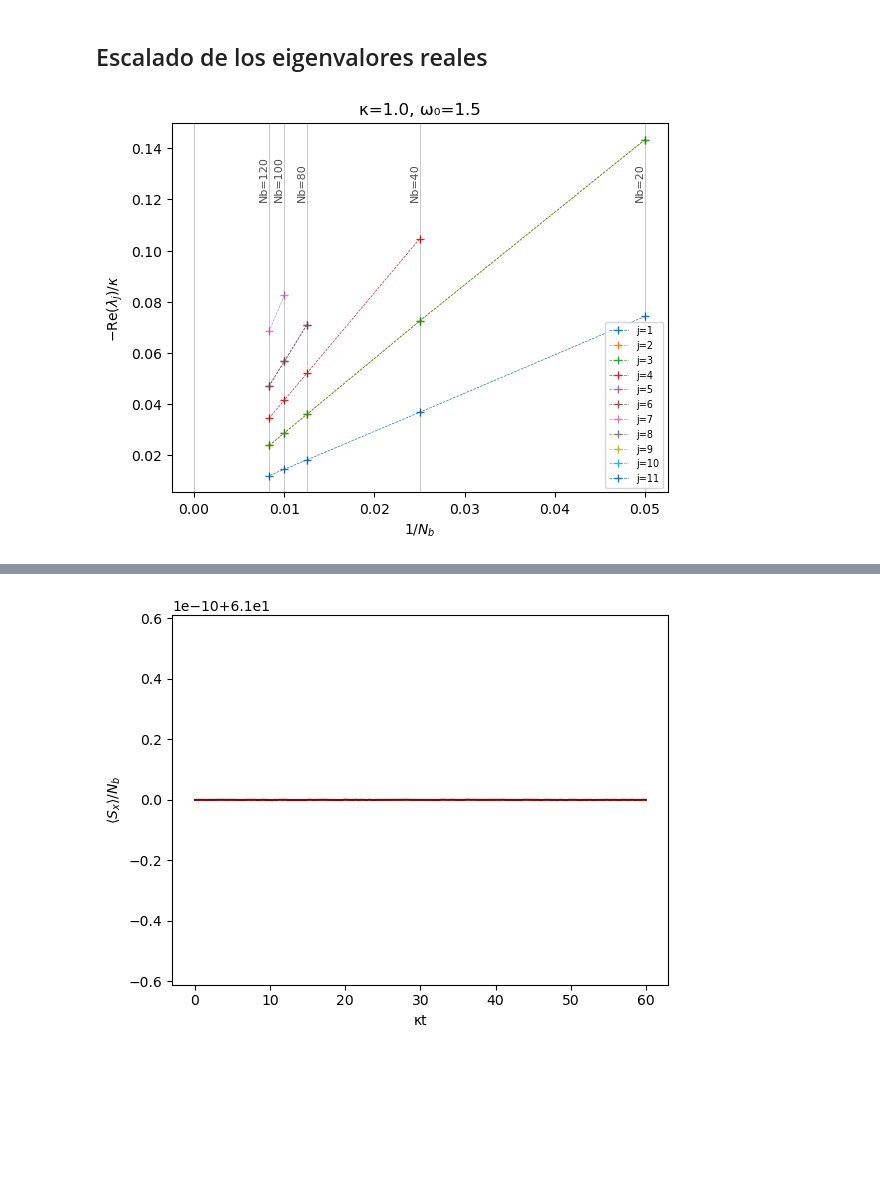
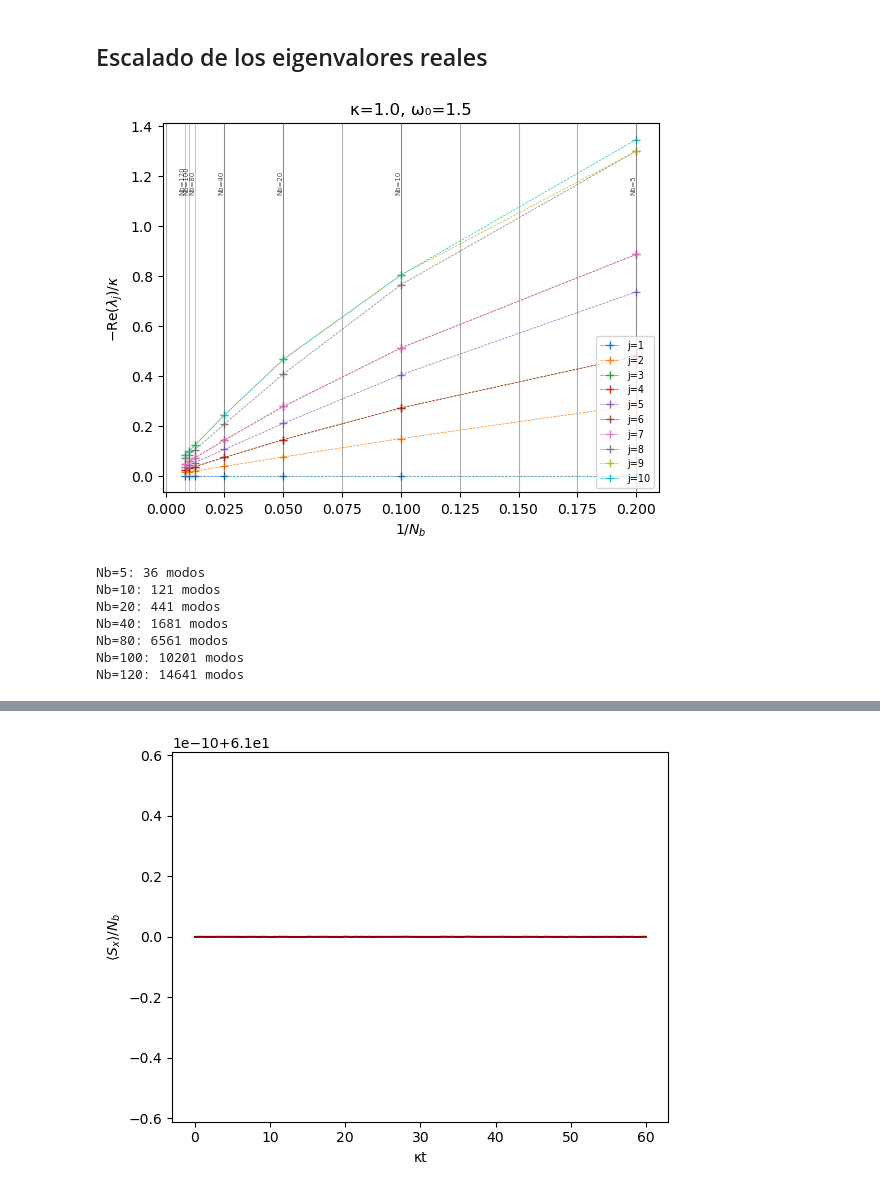
Before and after one commit to Art-999/QMPhysics, a Jupyter notebook: BoundaryTimeCrystal/TimeCrystalEigenvaluesMEJORA.ipynb, the cells around one changed output, grey strips where cells are left out. Drawn from its saved outputs; the diff is of its cells as text; code cells hidden in the pictures; blank space fills up the shorter version.

```diff
--- a/BoundaryTimeCrystal/TimeCrystalEigenvaluesMEJORA.ipynb
+++ b/BoundaryTimeCrystal/TimeCrystalEigenvaluesMEJORA.ipynb
@@ -197,7 +204,7 @@ def load_all_results(param_list):
     return results, eigenvalues
 
 # ------------------------- Fases a calcular -------------------------
-Nb_list = [20, 40, 80, 100, 120]
+Nb_list = [5 ,10 ,20, 40, 80, 100, 120]
 kappa_list = [1.0]      # agrega más valores para explorar otras fases, p.ej. [0.5, 1.0, 2.0]
 omega_0_list = [0.5 ,0 ,1.5]   # idem, p.ej. [1.0, 1.5, 2.0]
 
@@ -410,51 +396,63 @@ for Nb, eigs in eigenvalues_phase.items():
 
     selected = []
 
-    # Aquí sec considera el criterio que hace el paper j^2/Nb < epsilon, en este codigo eps = 0.5
+
     for j, eig in enumerate(eigs_sorted):
-
+        selected.append((j, np.real(eig)/k))
+    real_scaling[Nb] = selected
+    '''  Aquí sec considera el criterio que hace el paper j^2/Nb < epsilon, en este codigo eps = 0.5   ESTO SOLO ES PARA LA PARTE IMAGINARIA
         nu = j**2 / Nb
-
-        if nu < eps:
+        if nu <= eps:
             selected.append((j, np.real(eig)/k))
 
     real_scaling[Nb] = selected
+    '''
+max_j = 10
 
-max_j = 12
-
-for j in range(1, max_j):
+for j in range(0, max_j):
 
     x = []
     y = []
 
     for Nb in sorted(real_scaling.keys()):    # Este loop corre por 20,40,80,...,200
 
         data = real_scaling[Nb]
 
         if j < len(data):
 
             x.append(1/Nb)
             y.append(-data[j][1]) # -Re(lambda)
-    plt.plot(x, y, '+--', label=f'j={j}', lw=0.5)
+    plt.plot(x, y, '+--', label=f'j={j+1}', lw=0.5)
 plt.xlabel(r'$1/N_b$')
 plt.ylabel(r'$-\mathrm{Re}(\lambda_j)/\kappa$')
-plt.axvline(0, lw=0.5, c='black', alpha=0.3)
+#plt.axvline(0, lw=0.5, c='black', alpha=0.3)
 
 for Nb in sorted(real_scaling.keys()):
     plt.axvline(1/Nb, lw=0.5, c='black', alpha=0.3)
     ymin, ymax = plt.ylim()
 
     plt.text(
         1/Nb,
         ymax*0.8,
         f'Nb={Nb}',
         rotation=90,
-        fontsize=8,
+        fontsize=5,
         ha='right',
         alpha=0.7
     )
+plt.grid(0.5, axis='x')
 plt.title(f'κ={kappa_sel}, ω₀={omega_0_sel}')
 plt.legend(fontsize='x-small', loc = 'lower right')
 plt.show()
+# Ver cuántos modos tiene cada Nb
+for Nb in sorted(real_scaling.keys()):
+    print(f'Nb={Nb}: {len(real_scaling[Nb])} modos ')
 # %% [output]
-[figure, old version]
+[figure, new version]
+Nb=5: 36 modos
+Nb=10: 121 modos
+Nb=20: 441 modos
+Nb=40: 1681 modos
+Nb=80: 6561 modos
+Nb=100: 10201 modos
+Nb=120: 14641 modos
```
Also changed, not shown: parts of 8 cells of this notebook, 22 other files.
